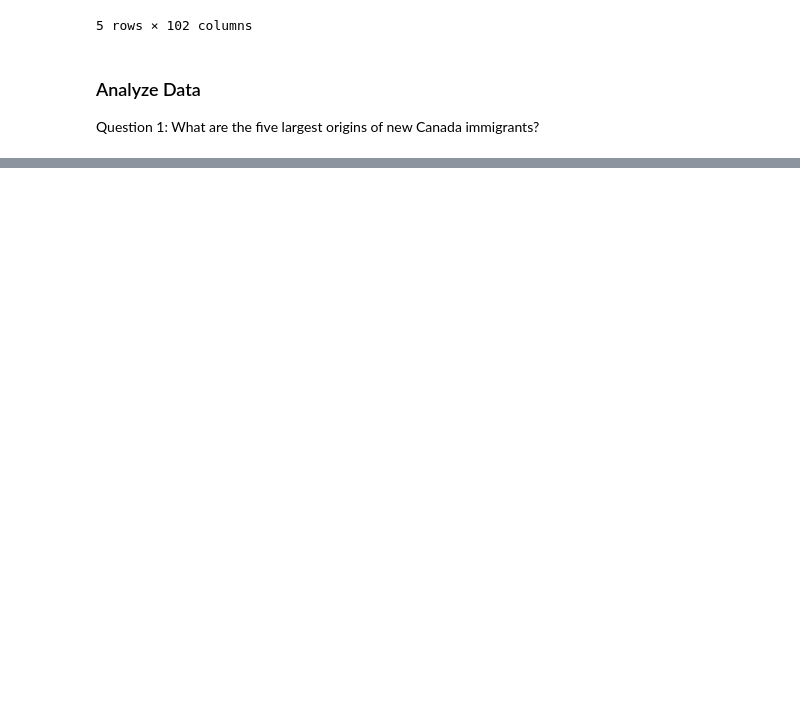
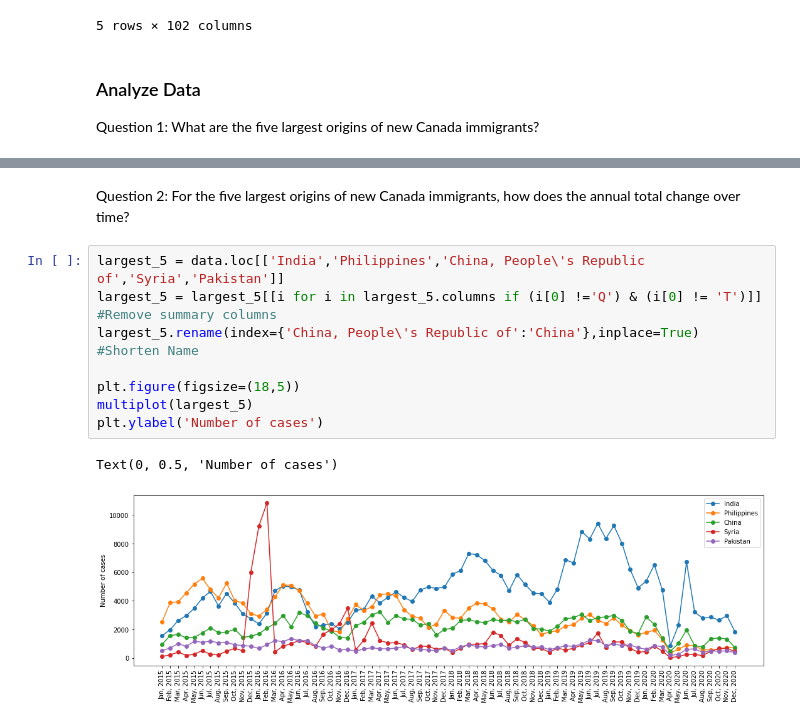
Before and after one commit to anyangpeng/DS_Portfolio, a Jupyter notebook: Project_IRCC/By_citizenship.ipynb, the cells around one changed output, grey strips where cells are left out. Saved outputs shown, nothing was run; the diff lists cells and outputs as text; blank space fills up the shorter version.

Commit message:
Added multiplot

```diff
--- a/Project_IRCC/By_citizenship.ipynb
+++ b/Project_IRCC/By_citizenship.ipynb
@@ -94,0 +100,13 @@ largest_3['Total, 5years'].sort_values(ascending=False).head().plot(kind='bar',
+# %% [markdown]
+Question 2: For the five largest origins of new Canada immigrants, how does the annual total change over time?
+# %%
+largest_5 = data.loc[['India','Philippines','China, People\'s Republic of','Syria','Pakistan']]
+largest_5 = largest_5[[i for i in largest_5.columns if (i[0] !='Q') & (i[0] != 'T')]] #Remove summary columns
+largest_5.rename(index={'China, People\'s Republic of':'China'},inplace=True) #Shorten Name
+
+plt.figure(figsize=(18,5))
+multiplot(largest_5)
+plt.ylabel('Number of cases')
+# %% [output]
+Text(0, 0.5, 'Number of cases')
+[figure, added]
```
Also changed, not shown: parts of 4 cells of this notebook.
